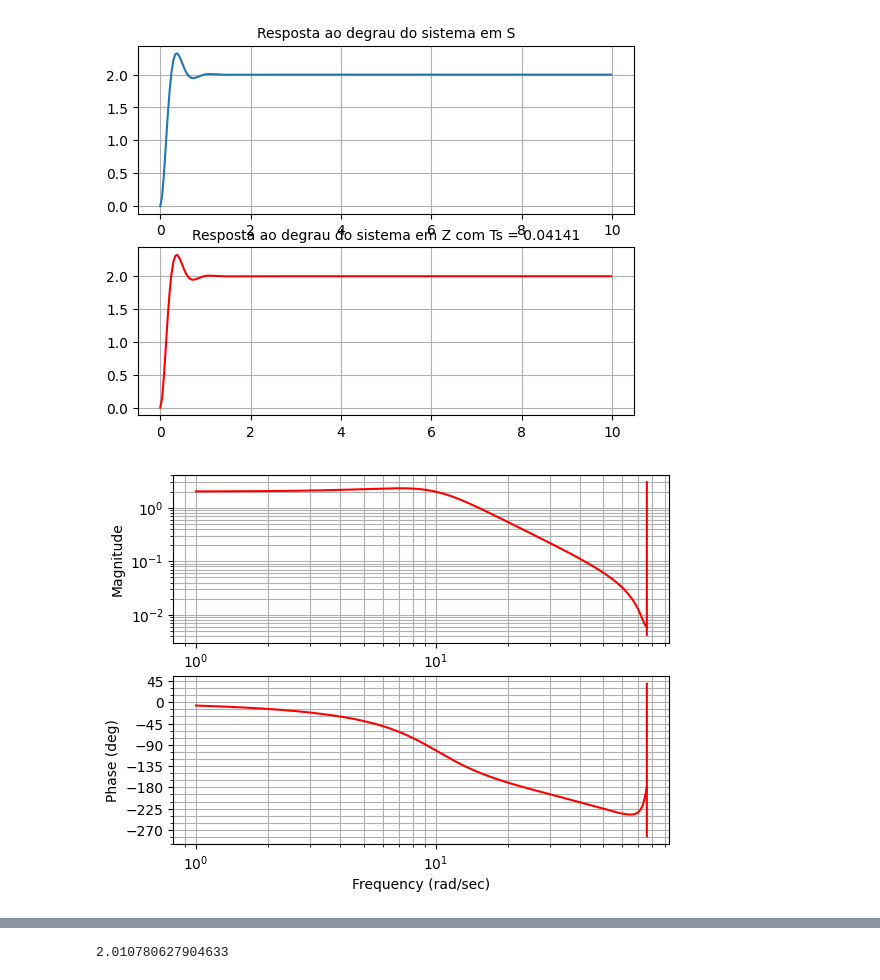
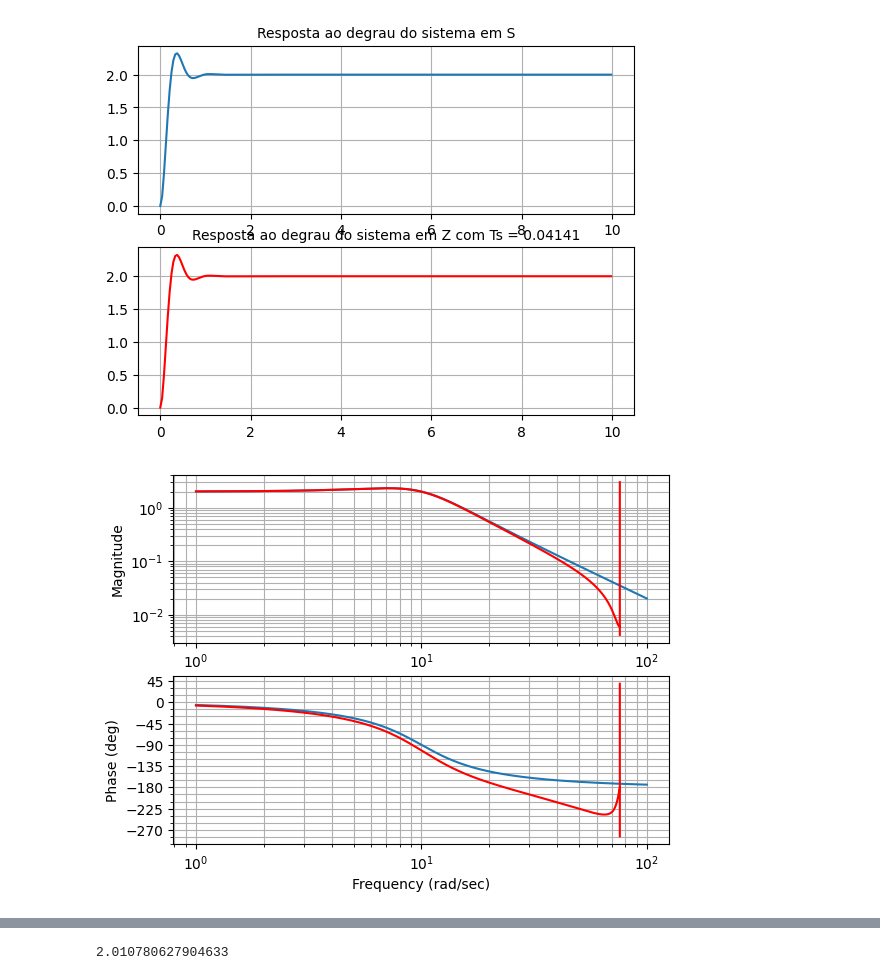
Before and after one commit to JoaoYukio/PCO119, a Jupyter notebook: Atividade 3/Atividade3.ipynb, the cells around one changed output, grey strips where cells are left out. Drawn from its saved outputs; the diff is of its cells as text; code cells hidden in the pictures.

```diff
--- a/Atividade 3/Atividade3.ipynb
+++ b/Atividade 3/Atividade3.ipynb
@@ -81,6 +81,7 @@ plt.plot(youtz, T2, color = 'red')
 [<matplotlib.lines.Line2D at 0x...>]
 [figure]
 # %%
+(mag, phase_rad, w) = control.bode_plot(Gs)
 (mag, phase_rad, w) = control.bode_plot(Gz, color = 'red')
 # %% [output]
-[figure, old version]
+[figure, new version]
```
Also changed, not shown: parts of 18 cells of this notebook.
